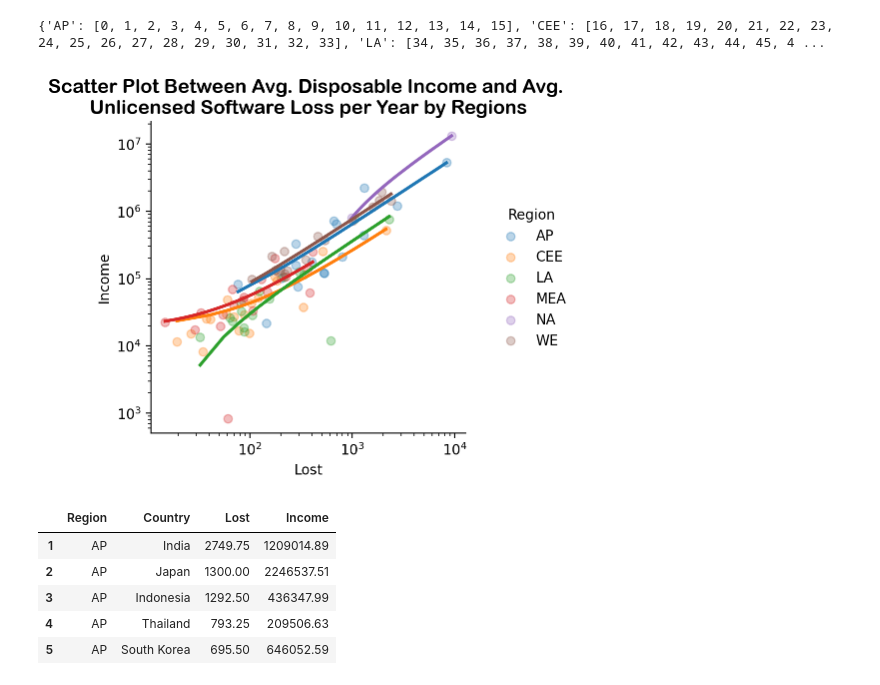
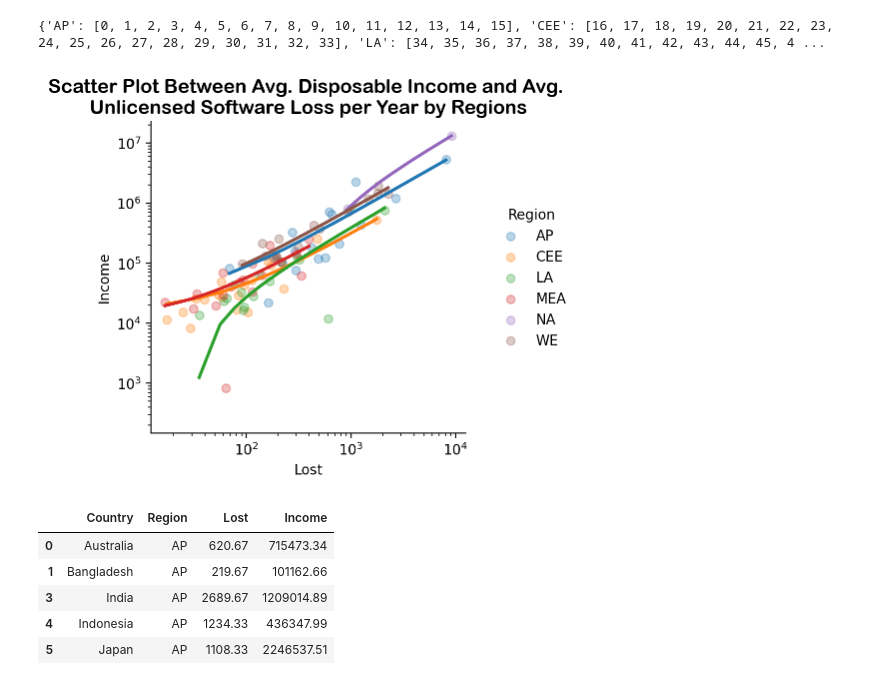
Before and after one commit to purachai-phonwisut/machine_learning_project, a Jupyter notebook: Com.ipynb, the cells around one changed output. Cells and saved outputs as stored; diff of their text form; code cells hidden in the pictures.

```diff
--- a/Com.ipynb
+++ b/Com.ipynb
@@ -24,0 +65,7 @@ df
+# %%
+numeric_columns = ['2011', '2013', '2015', '2017']
+df2[numeric_columns] = df2[numeric_columns].replace({',': ''}, regex=True).astype(float)
+# %%
+df2["Lost"] = df2.iloc[:, 1:4].mean(axis=1).round(2)
+df2_comp = df2.iloc[:, [0,5,6]]
+df2_comp
@@ -24,0 +86,4 @@ df
+# %%
+m_df = pd.merge(df2_comp,df1_comp, on="Country")
+m_df.rename(columns={"region":"Region"}, inplace=True)
+m_df
@@ -25,3 +104,3 @@ df
 # %%
 # Fix the NaN Problem
-df.replace({np.nan: "NA"}, inplace=True)
+m_df.replace({np.nan: "NA"}, inplace=True)
@@ -64,24 +111,24 @@ df2.groupby(["Region"]).groups
 {'AP': [0, 1, 2, 3, 4, 5, 6, 7, 8, 9, 10, 11, 12, 13, 14, 15], 'CEE': [16, 17, 18, 19, 20, 21, 22, 23, 24, 25, 26, 27, 28, 29, 30, 31, 32, 33], 'LA': [34, 35, 36, 37, 38, 39, 40, 41, 42, 43, 44, 45, 4 ...
 # %%
 # Scatter Plot show correlation
-grid = sns.lmplot(x="Lost", y="Income", data=df2, hue="Region", height=4, aspect=1,
+grid = sns.lmplot(x="Lost", y="Income", data=m_df, hue="Region", height=4, aspect=1,
            scatter_kws={'alpha':.3}, ci=False)
 grid.set(xscale="log", yscale="log")
 plt.title("Scatter Plot Between Avg. Disposable Income and Avg. \nUnlicensed Software Loss per Year by Regions",
           fontsize=14, fontname='Arial Rounded MT Bold');
 # %% [output]
-[figure, old version]
+[figure, new version]
 # %%
 # Exclude NA and China
-df3 = df2[df2["Region"] != "NA"][df2["Country"] != "China"]
-df3.head();
+df3 = m_df[m_df["Region"] != "NA"][m_df["Country"] != "China"]
+df3.head()
 # %% [output]
-|  | Region | Country | Lost | Income |
-| 1 | AP | India | 2749.75 | 1209014.89 |
-| 2 | AP | Japan | 1300.00 | 2246537.51 |
-| 3 | AP | Indonesia | 1292.50 | 436347.99 |
-| 4 | AP | Thailand | 793.25 | 209506.63 |
-| 5 | AP | South Korea | 695.50 | 646052.59 |
+|  | Country | Region | Lost | Income |
+| 0 | Australia | AP | 620.67 | 715473.34 |
+| 1 | Bangladesh | AP | 219.67 | 101162.66 |
+| 3 | India | AP | 2689.67 | 1209014.89 |
+| 4 | Indonesia | AP | 1234.33 | 436347.99 |
+| 5 | Japan | AP | 1108.33 | 2246537.51 |
 # %%
 # Box plot show outliner
 fig, ax = plt.subplots(1, 2, figsize=(14,9), sharey=True)
```
Also changed, not shown: parts of 13 cells of this notebook.
